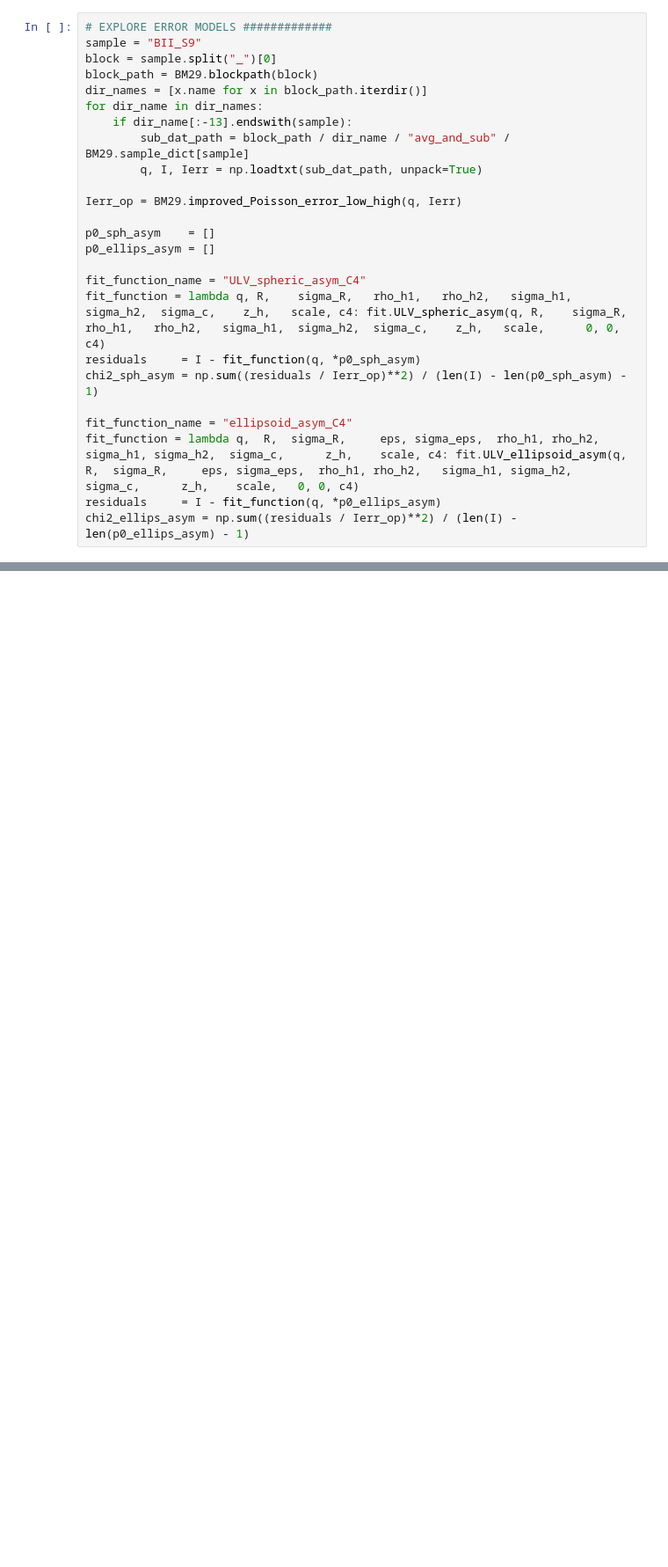
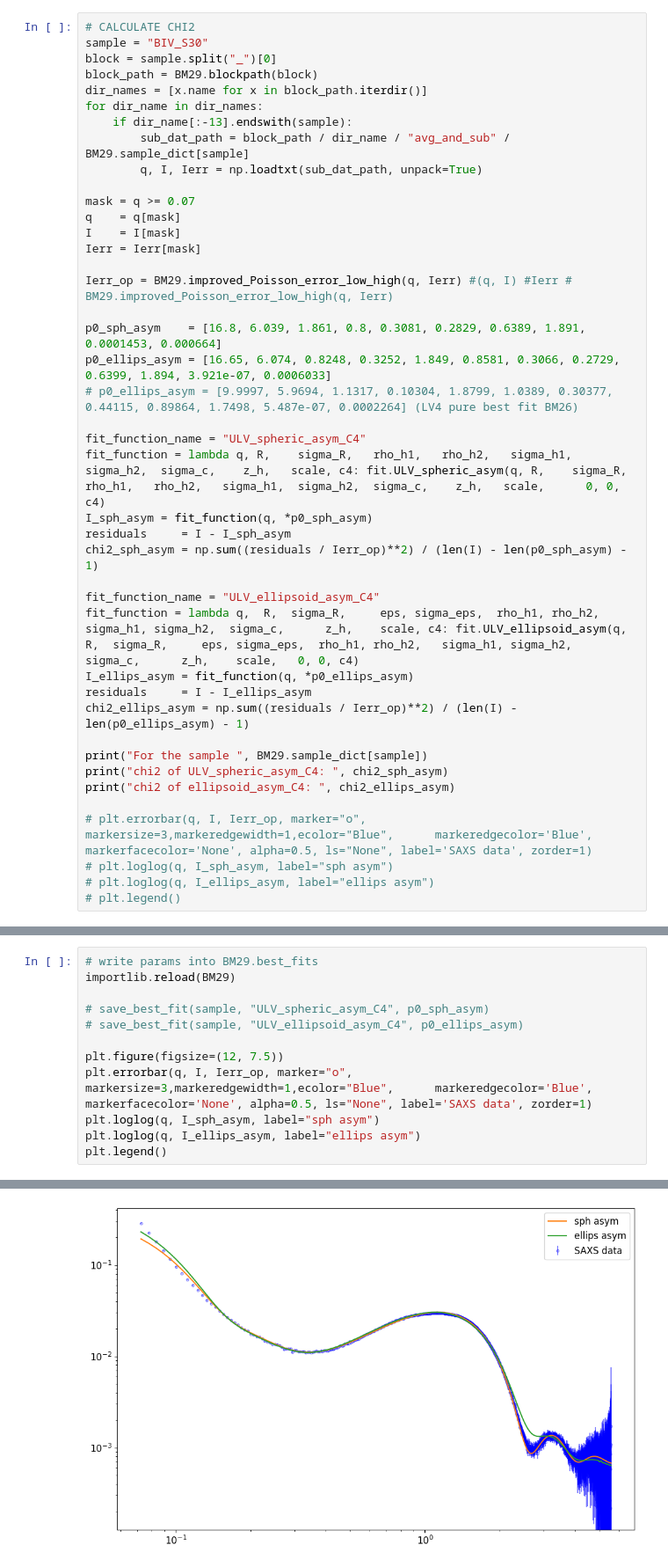
Before and after one commit to riko-hilger/BM29_data_and_analysis_2026, a Jupyter notebook: analysis_BM29_July2026/sort_good_fits_common_chi2_Aug21.ipynb, the cells around one changed output, grey strips where cells are left out. Shown at 88% size. Drawn from its saved outputs; the diff is of its cells as text; blank space fills up the shorter version.

```diff
--- a/analysis_BM29_July2026/sort_good_fits_common_chi2_Aug21.ipynb
+++ b/analysis_BM29_July2026/sort_good_fits_common_chi2_Aug21.ipynb
@@ -43,6 +147,6 @@ plt.legend(loc="upper right")
 # %%
-# EXPLORE ERROR MODELS #############
-sample = "BII_S9"
+# CALCULATE CHI2
+sample = "BIV_S30"
 block = sample.split("_")[0]
 block_path = BM29.blockpath(block)
 dir_names = [x.name for x in block_path.iterdir()]
@@ -51,17 +155,34 @@ for dir_name in dir_names:
         sub_dat_path = block_path / dir_name / "avg_and_sub" / BM29.sample_dict[sample]
         q, I, Ierr = np.loadtxt(sub_dat_path, unpack=True)
 
-Ierr_op = BM29.improved_Poisson_error_low_high(q, Ierr)
+mask = q >= 0.07
+q    = q[mask]
+I    = I[mask]
+Ierr = Ierr[mask]
 
-p0_sph_asym    = []
-p0_ellips_asym = []
+Ierr_op = BM29.improved_Poisson_error_low_high(q, Ierr) #(q, I) #Ierr # BM29.improved_Poisson_error_low_high(q, Ierr)
+
+p0_sph_asym    = [16.8, 6.039, 1.861, 0.8, 0.3081, 0.2829, 0.6389, 1.891, 0.0001453, 0.000664]
+p0_ellips_asym = [16.65, 6.074, 0.8248, 0.3252, 1.849, 0.8581, 0.3066, 0.2729, 0.6399, 1.894, 3.921e-07, 0.0006033]
+# p0_ellips_asym = [9.9997, 5.9694, 1.1317, 0.10304, 1.8799, 1.0389, 0.30377, 0.44115, 0.89864, 1.7498, 5.487e-07, 0.0002264] (LV4 pure best fit BM26)
 
 fit_function_name = "ULV_spheric_asym_C4"
 fit_function = lambda q, R,    sigma_R,   rho_h1,   rho_h2,   sigma_h1,  sigma_h2,  sigma_c,    z_h,   scale, c4: fit.ULV_spheric_asym(q, R,    sigma_R,   rho_h1,   rho_h2,   sigma_h1,  sigma_h2,  sigma_c,    z_h,   scale,      0, 0, c4)
-residuals     = I - fit_function(q, *p0_sph_asym)
+I_sph_asym = fit_function(q, *p0_sph_asym)
+residuals     = I - I_sph_asym
 chi2_sph_asym = np.sum((residuals / Ierr_op)**2) / (len(I) - len(p0_sph_asym) - 1)
 
-fit_function_name = "ellipsoid_asym_C4"
+fit_function_name = "ULV_ellipsoid_asym_C4"
 fit_function = lambda q,  R,  sigma_R,     eps, sigma_eps,  rho_h1, rho_h2,   sigma_h1, sigma_h2,  sigma_c,      z_h,    scale, c4: fit.ULV_ellipsoid_asym(q, R,  sigma_R,     eps, sigma_eps,  rho_h1, rho_h2,   sigma_h1, sigma_h2,  sigma_c,      z_h,    scale,   0, 0, c4)
-residuals     = I - fit_function(q, *p0_ellips_asym)
+I_ellips_asym = fit_function(q, *p0_ellips_asym)
+residuals     = I - I_ellips_asym
 chi2_ellips_asym = np.sum((residuals / Ierr_op)**2) / (len(I) - len(p0_ellips_asym) - 1)
+
+print("For the sample ", BM29.sample_dict[sample])
+print("chi2 of ULV_spheric_asym_C4: ", chi2_sph_asym)
+print("chi2 of ellipsoid_asym_C4: ", chi2_ellips_asym)
+
+# plt.errorbar(q, I, Ierr_op, marker="o", markersize=3,markeredgewidth=1,ecolor="Blue",      markeredgecolor='Blue',      markerfacecolor='None', alpha=0.5, ls="None", label='SAXS data', zorder=1)
+# plt.loglog(q, I_sph_asym, label="sph asym")
+# plt.loglog(q, I_ellips_asym, label="ellips asym")
+# plt.legend()
@@ -67,0 +193,13 @@ chi2_ellips_asym = np.sum((residuals / Ierr_op)**2) / (len(I) - len(p0_ellips_as
+# %%
+# write params into BM29.best_fits
+importlib.reload(BM29)
+
+# save_best_fit(sample, "ULV_spheric_asym_C4", p0_sph_asym)
+# save_best_fit(sample, "ULV_ellipsoid_asym_C4", p0_ellips_asym)
+
+plt.figure(figsize=(12, 7.5))
+plt.errorbar(q, I, Ierr_op, marker="o", markersize=3,markeredgewidth=1,ecolor="Blue",      markeredgecolor='Blue',      markerfacecolor='None', alpha=0.5, ls="None", label='SAXS data', zorder=1)
+plt.loglog(q, I_sph_asym, label="sph asym")
+plt.loglog(q, I_ellips_asym, label="ellips asym")
+plt.legend()
+# %% [output]
@@ -67,0 +209 @@ chi2_ellips_asym = np.sum((residuals / Ierr_op)**2) / (len(I) - len(p0_ellips_as
+[figure, added]
```
Also changed, not shown: parts of 7 cells of this notebook, 3 other files.
